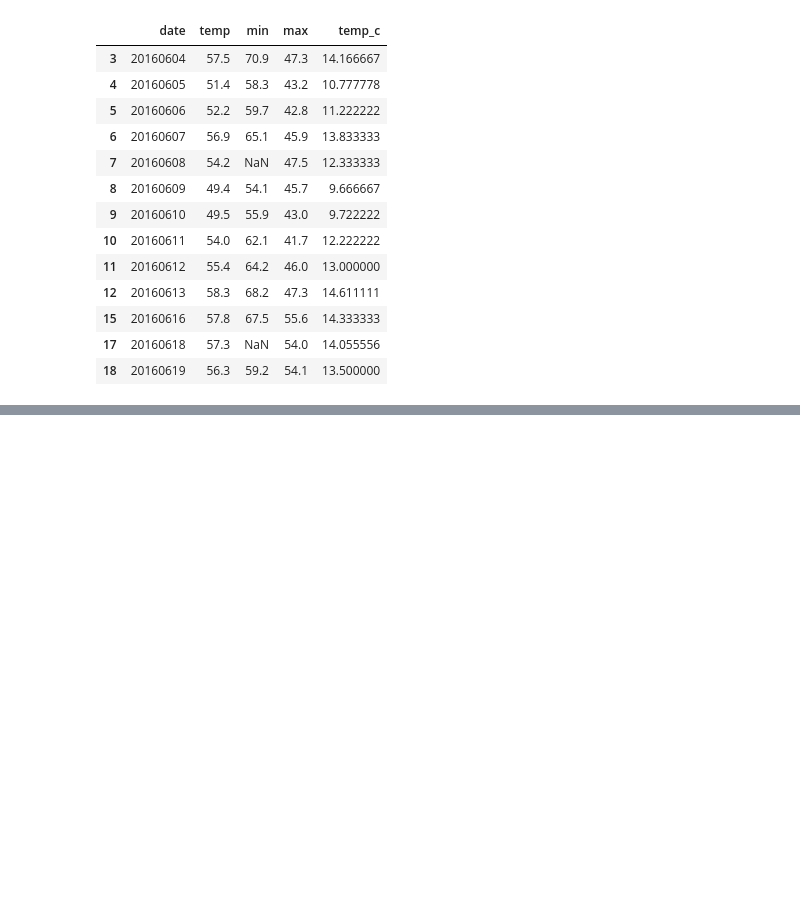
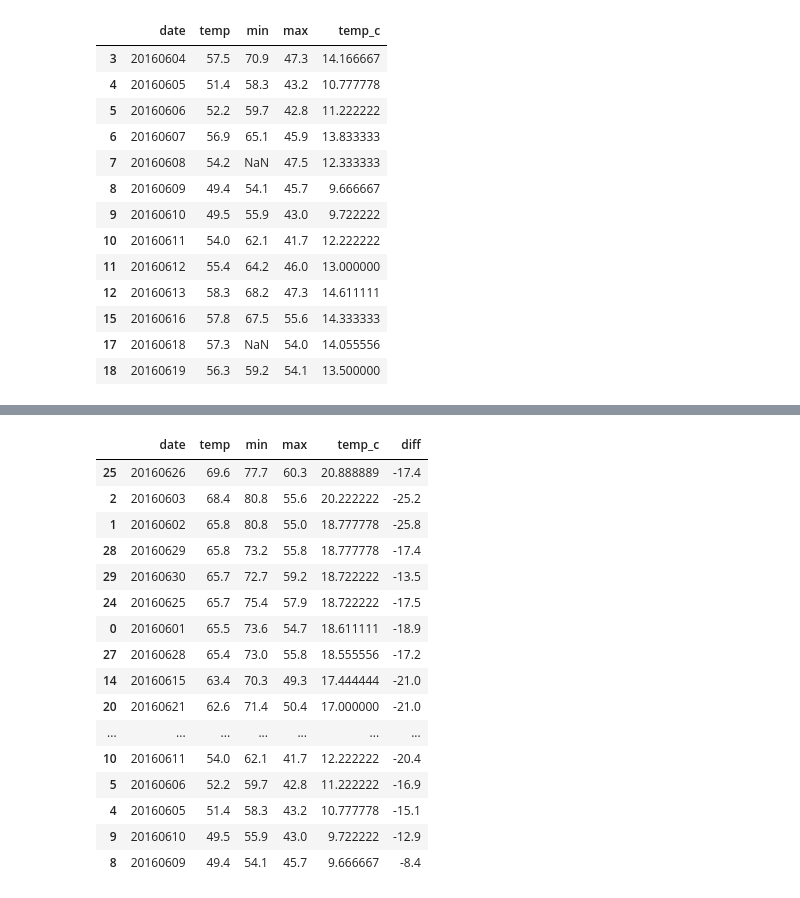
Before and after one commit to manna3iqatar/training, a Jupyter notebook: day-4.ipynb, the cells around one changed output, grey strips where cells are left out. Cells and saved outputs as stored; diff of their text form; code cells hidden in the pictures; blank space fills up the shorter version.

```diff
--- a/day-4.ipynb
+++ b/day-4.ipynb
@@ -152,0 +211,20 @@ Name: temp_c, dtype: bool
+# %%
+df.sort_values(by="temp_c", ascending=False)
+# %% [output]
+|  | date | temp | min | max | temp_c | diff |
+| 25 | 20160626 | 69.6 | 77.7 | 60.3 | 20.888889 | -17.4 |
+| 2 | 20160603 | 68.4 | 80.8 | 55.6 | 20.222222 | -25.2 |
+| 1 | 20160602 | 65.8 | 80.8 | 55.0 | 18.777778 | -25.8 |
+| 28 | 20160629 | 65.8 | 73.2 | 55.8 | 18.777778 | -17.4 |
+| 29 | 20160630 | 65.7 | 72.7 | 59.2 | 18.722222 | -13.5 |
+| 24 | 20160625 | 65.7 | 75.4 | 57.9 | 18.722222 | -17.5 |
+| 0 | 20160601 | 65.5 | 73.6 | 54.7 | 18.611111 | -18.9 |
+| 27 | 20160628 | 65.4 | 73.0 | 55.8 | 18.555556 | -17.2 |
+| 14 | 20160615 | 63.4 | 70.3 | 49.3 | 17.444444 | -21.0 |
+| 20 | 20160621 | 62.6 | 71.4 | 50.4 | 17.000000 | -21.0 |
+| ... | ... | ... | ... | ... | ... | ... |
+| 10 | 20160611 | 54.0 | 62.1 | 41.7 | 12.222222 | -20.4 |
+| 5 | 20160606 | 52.2 | 59.7 | 42.8 | 11.222222 | -16.9 |
+| 4 | 20160605 | 51.4 | 58.3 | 43.2 | 10.777778 | -15.1 |
+| 9 | 20160610 | 49.5 | 55.9 | 43.0 | 9.722222 | -12.9 |
+| 8 | 20160609 | 49.4 | 54.1 | 45.7 | 9.666667 | -8.4 |
```
Also changed, not shown: parts of 17 cells of this notebook, 6 other files.
